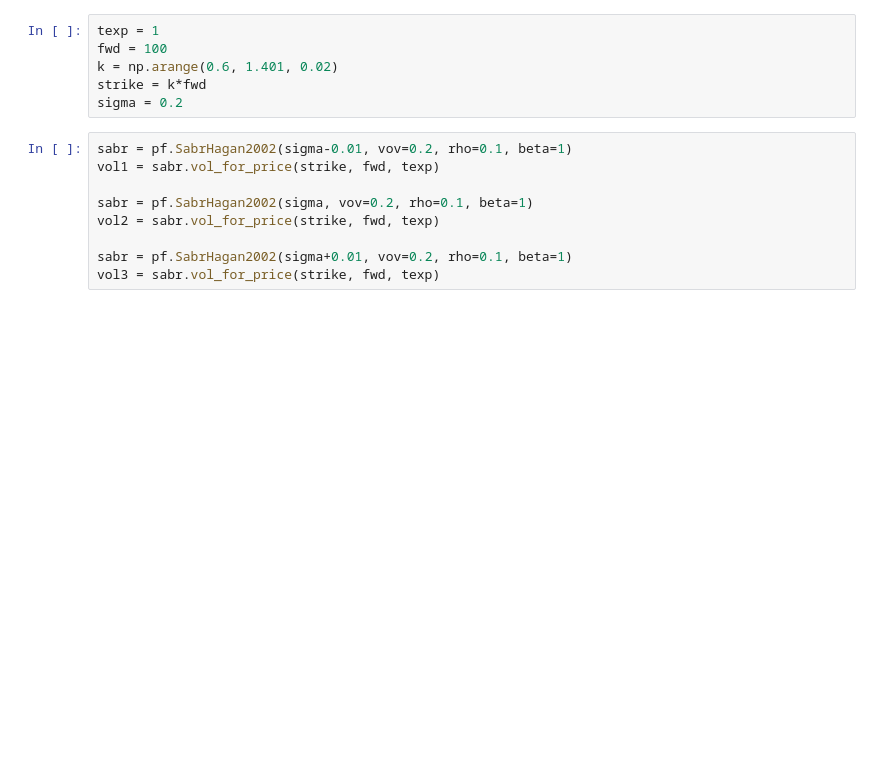
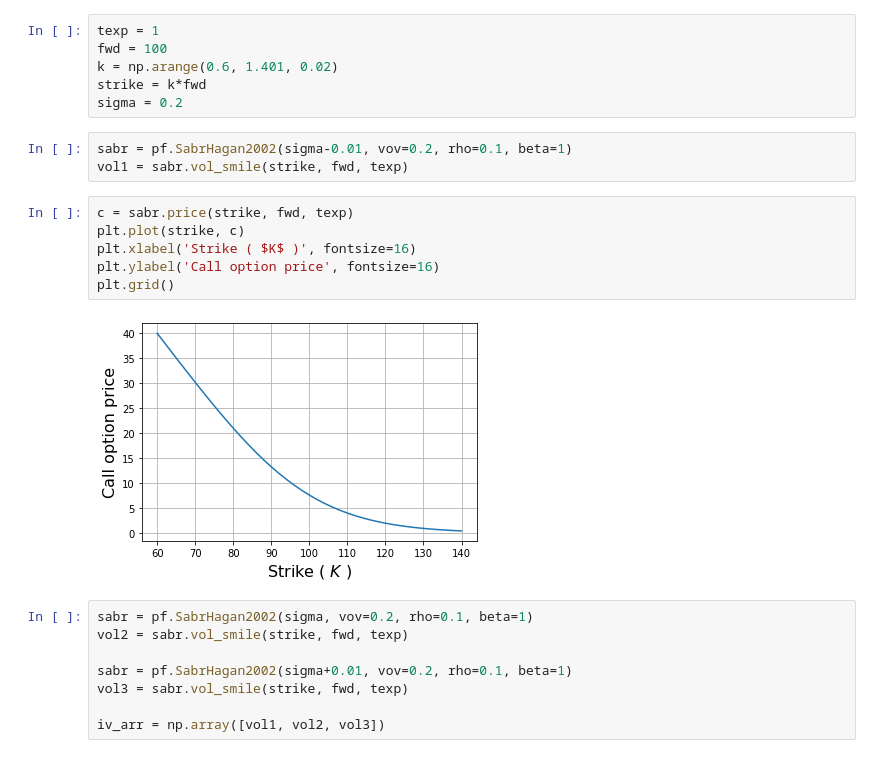
Before and after one commit to PHBS/ASP, a Jupyter notebook: py/SabrModel_Demo.ipynb, the cells around one changed output. Saved outputs shown, nothing was run; the diff lists cells and outputs as text; blank space fills up the shorter version.

```diff
--- a/py/SabrModel_Demo.ipynb
+++ b/py/SabrModel_Demo.ipynb
@@ -119,12 +121,22 @@ fwd = 100
 k = np.arange(0.6, 1.401, 0.02)
 strike = k*fwd
 sigma = 0.2
+# %%
+sabr = pf.SabrHagan2002(sigma-0.01, vov=0.2, rho=0.1, beta=1)
+vol1 = sabr.vol_smile(strike, fwd, texp)
+# %%
+c = sabr.price(strike, fwd, texp)
+plt.plot(strike, c)
+plt.xlabel('Strike ( $K$ )', fontsize=16)
+plt.ylabel('Call option price', fontsize=16)
+plt.grid()
+# %% [output]
+[figure, added]
 # %%
-sabr = pf.SabrHagan2002(sigma-0.01, vov=0.2, rho=0.1, beta=1)
-vol1 = sabr.vol_for_price(strike, fwd, texp)
-
 sabr = pf.SabrHagan2002(sigma, vov=0.2, rho=0.1, beta=1)
-vol2 = sabr.vol_for_price(strike, fwd, texp)
+vol2 = sabr.vol_smile(strike, fwd, texp)
 
 sabr = pf.SabrHagan2002(sigma+0.01, vov=0.2, rho=0.1, beta=1)
-vol3 = sabr.vol_for_price(strike, fwd, texp)
+vol3 = sabr.vol_smile(strike, fwd, texp)
+
+iv_arr = np.array([vol1, vol2, vol3])
```
Also changed, not shown: parts of 15 cells of this notebook.
